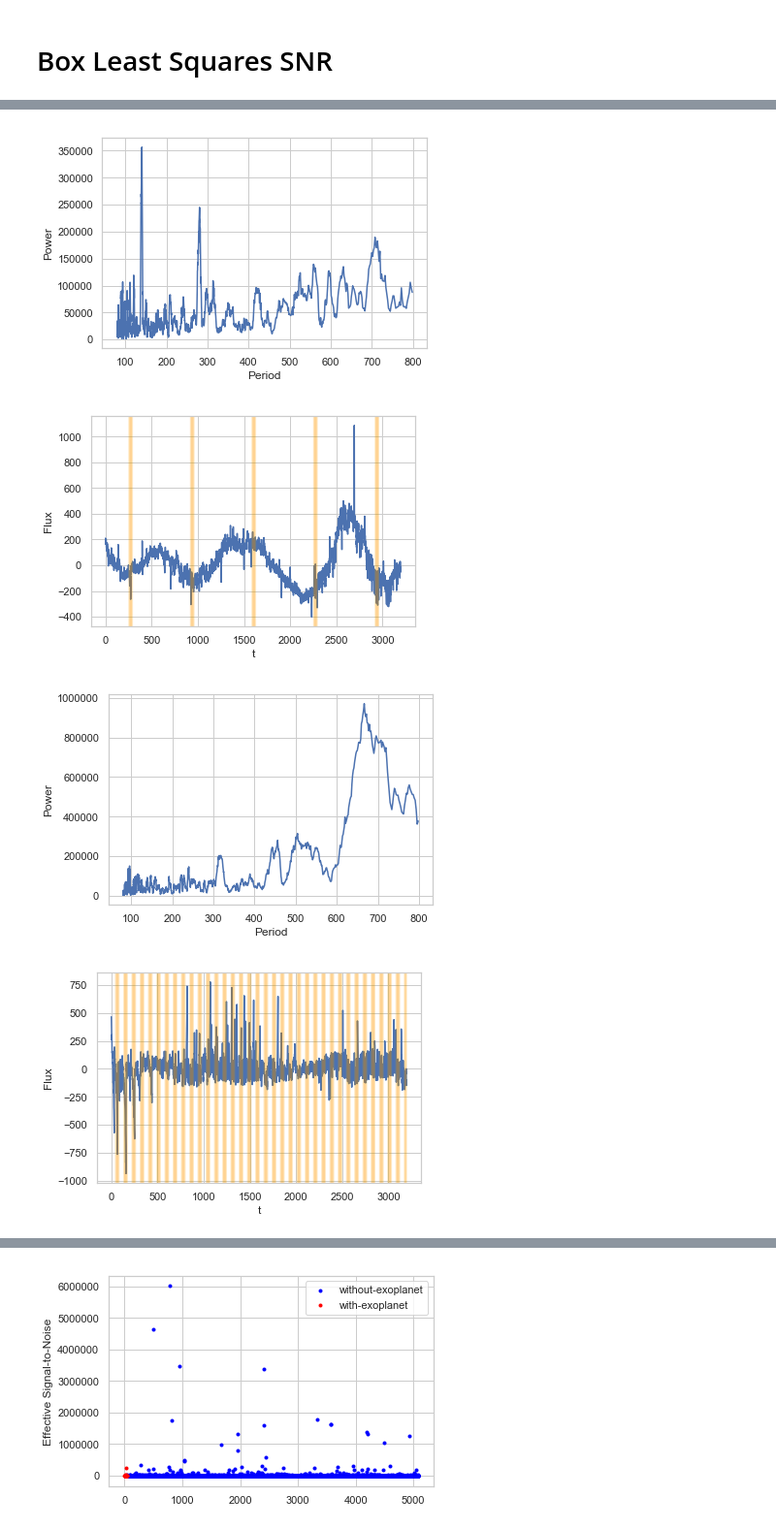
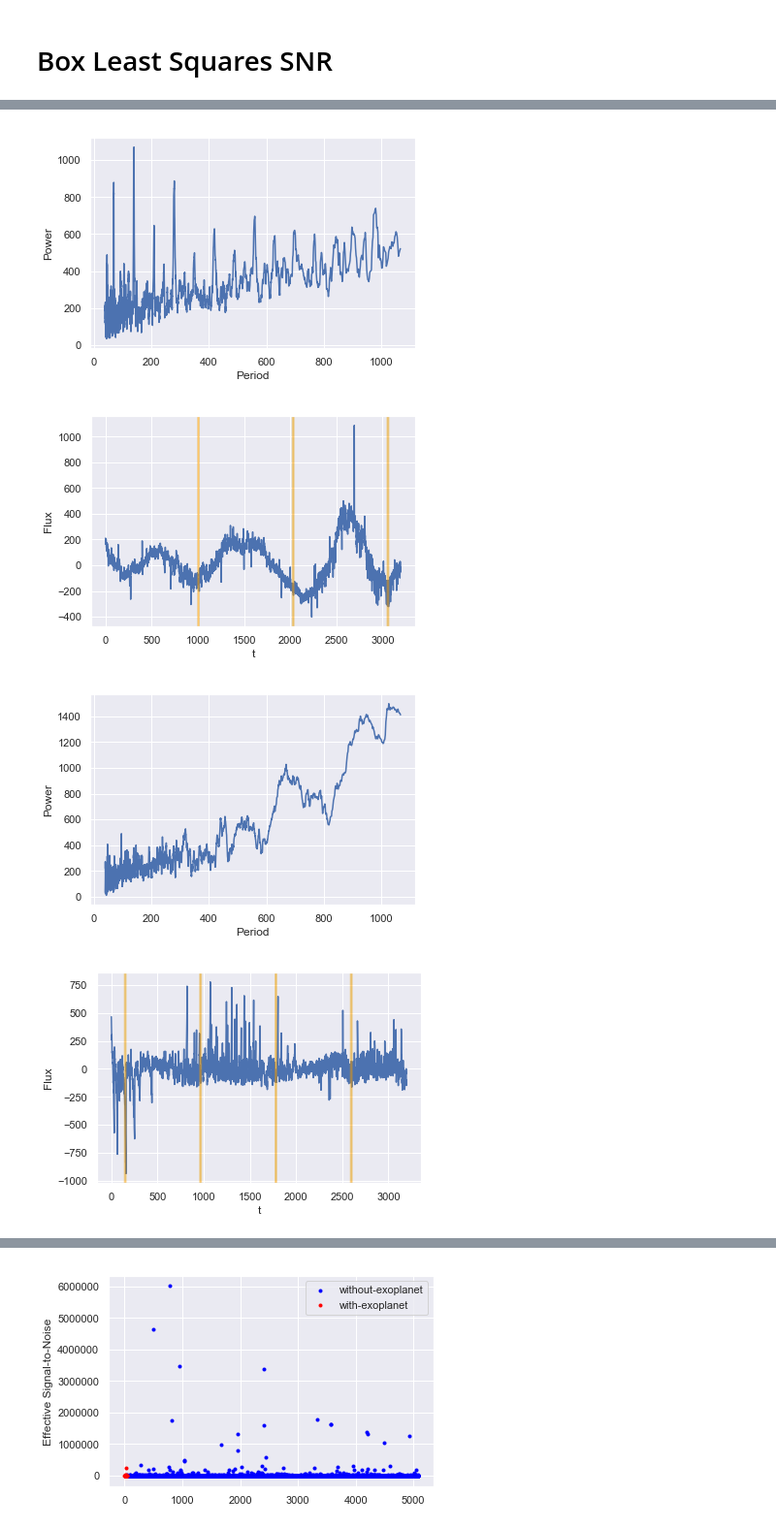
Before and after one commit to czhao39/exoplanet-detection, a Jupyter notebook: boxleastsquares_and_lstm.ipynb, the cells around one changed output, grey strips where cells are left out. Shown at 97% size. Drawn from its saved outputs; the diff is of its cells as text; code cells hidden in the pictures.

```diff
--- a/boxleastsquares_and_lstm.ipynb
+++ b/boxleastsquares_and_lstm.ipynb
@@ -43,7 +96,7 @@ from astropy.stats import BoxLeastSquares
 
 for i in [1, 5, 70, 71]:
     bls = BoxLeastSquares(t, x_train[i])
-    periodogram = bls.autopower(40, minimum_n_transit=5)  # arg is the granularity of considered durations
+    periodogram = bls.autopower(20, minimum_n_transit=4, objective="snr")  # arg is the granularity of considered durations
     max_power = np.argmax(periodogram.power)
     mask = bls.transit_mask(t,
                             periodogram.period[max_power],
@@ -54,7 +107,7 @@ for i in [1, 5, 70, 71]:
     plt.xlabel("t")
     plt.ylabel("Flux")
     for ti in np.nonzero(mask)[0]:
-        plt.axvline(ti, color="orange", alpha=0.03)
+        plt.axvline(ti, color="orange", alpha=0.06)
     plt.savefig("flux{}.png".format(i), dpi=300, bbox_inches="tight")
     plt.show()
 
@@ -68,4 +121,4 @@ for i in [1, 5, 70, 71]:
-[figure, old version]
+[figure, new version]
-[figure, old version]
+[figure, new version]
-[figure, old version]
+[figure, new version]
-[figure, old version]
+[figure, new version]
```
Also changed, not shown: parts of 20 cells of this notebook.
